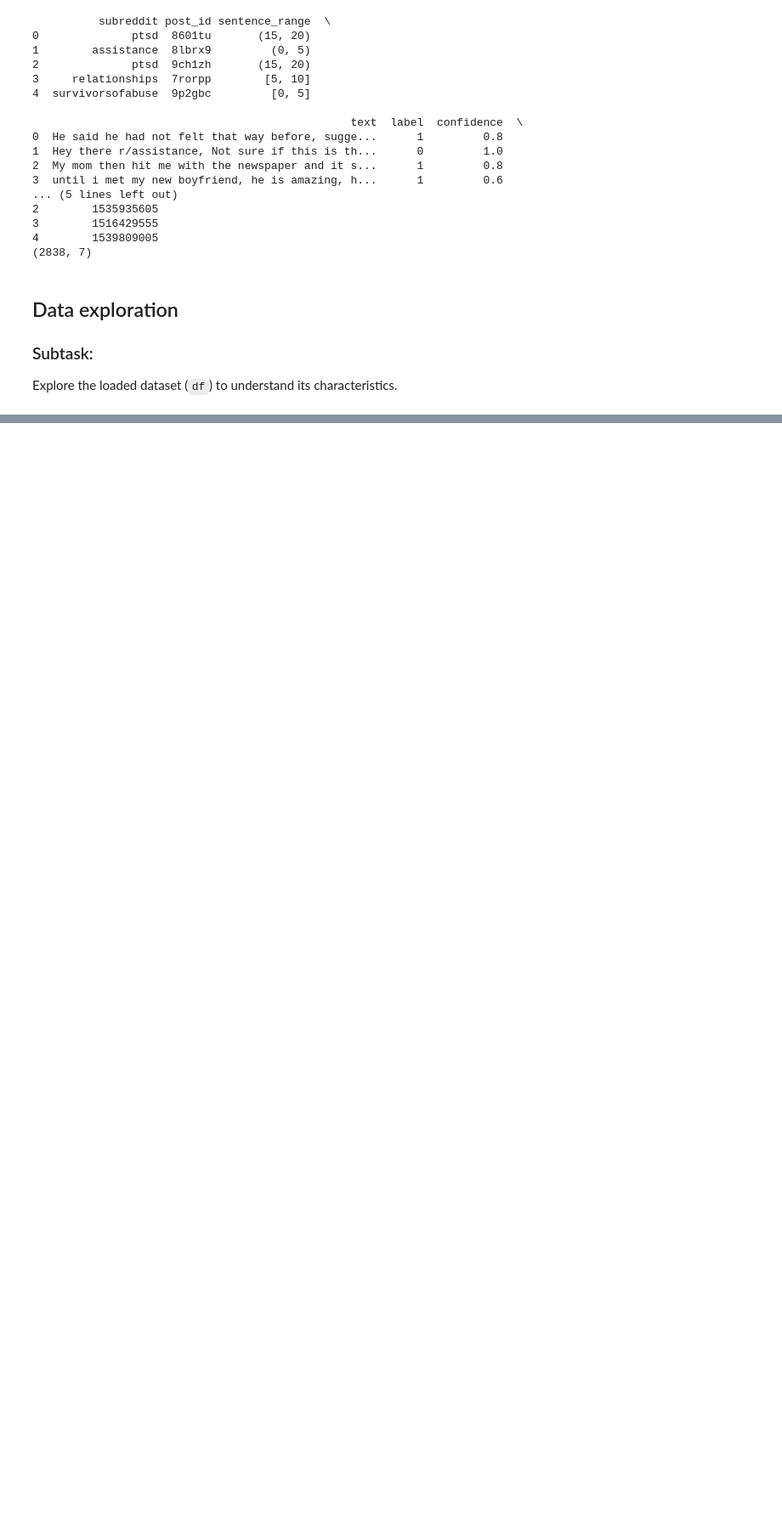
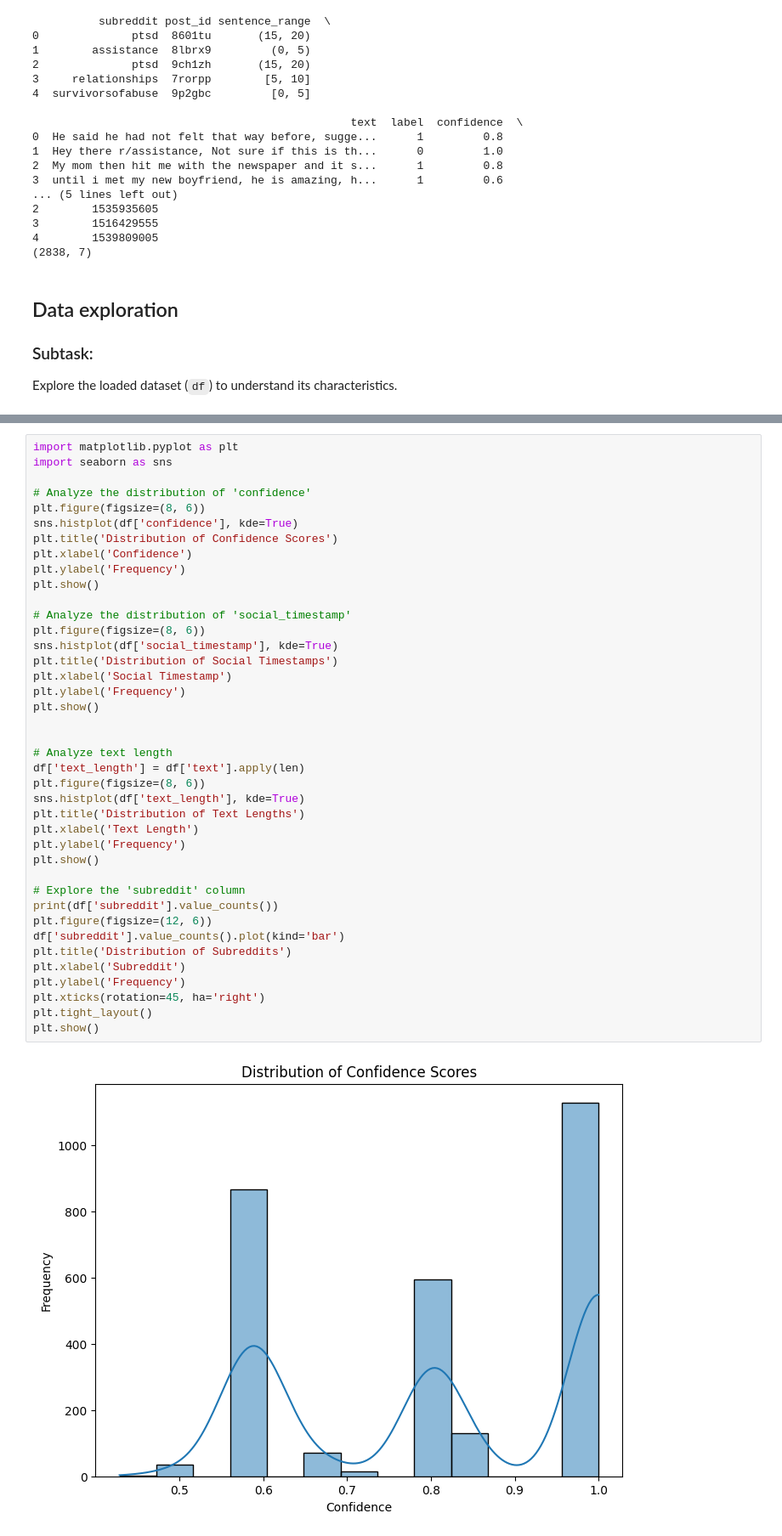
Before and after one commit to antonionipo/Human-Stress-Prediction, a Jupyter notebook: Human_Stress_Prediction_Sandbox.ipynb, the cells around one changed output, grey strips where cells are left out. Shown at 85% size. Saved outputs shown, nothing was run; the diff lists cells and outputs as text; blank space fills up the shorter version.

```diff
--- a/Human_Stress_Prediction_Sandbox.ipynb
+++ b/Human_Stress_Prediction_Sandbox.ipynb
@@ -507,0 +96,42 @@ Based on the provided analysis, the model's performance on the test set is moder
+# %%
+import matplotlib.pyplot as plt
+import seaborn as sns
+
+# Analyze the distribution of 'confidence'
+plt.figure(figsize=(8, 6))
+sns.histplot(df['confidence'], kde=True)
+plt.title('Distribution of Confidence Scores')
+plt.xlabel('Confidence')
+plt.ylabel('Frequency')
+plt.show()
+
+# Analyze the distribution of 'social_timestamp'
+plt.figure(figsize=(8, 6))
+sns.histplot(df['social_timestamp'], kde=True)
+plt.title('Distribution of Social Timestamps')
+plt.xlabel('Social Timestamp')
+plt.ylabel('Frequency')
+plt.show()
+
+
+# Analyze text length
+df['text_length'] = df['text'].apply(len)
+plt.figure(figsize=(8, 6))
+sns.histplot(df['text_length'], kde=True)
+plt.title('Distribution of Text Lengths')
+plt.xlabel('Text Length')
+plt.ylabel('Frequency')
+plt.show()
+
+# Explore the 'subreddit' column
+print(df['subreddit'].value_counts())
+plt.figure(figsize=(12, 6))
+df['subreddit'].value_counts().plot(kind='bar')
+plt.title('Distribution of Subreddits')
+plt.xlabel('Subreddit')
+plt.ylabel('Frequency')
+plt.xticks(rotation=45, ha='right')
+plt.tight_layout()
+plt.show()
+# %% [output]
+[figure, added]
```
Also changed, not shown: parts of 53 cells of this notebook.
